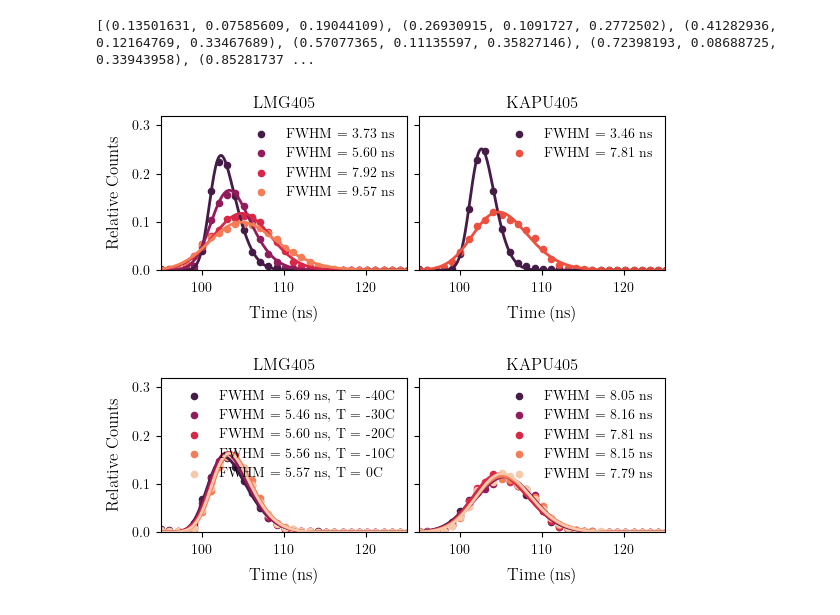
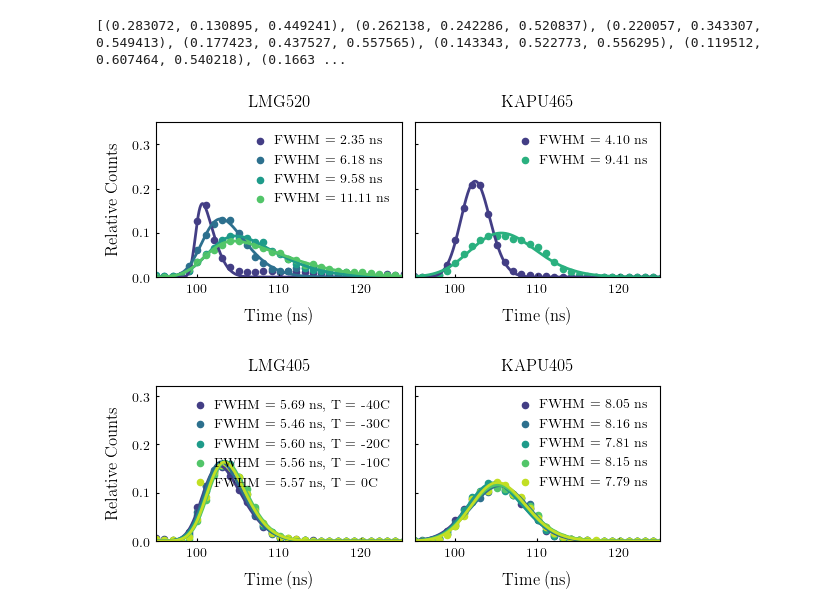
Before and after one commit to LeonhardEidenschink/POCAM_FAT, a Jupyter notebook: make_plots/tdc_plots.ipynb, the cells around one changed output. Cells and saved outputs as stored; diff of their text form; code cells hidden in the pictures.

Commit message:
update plots

```diff
--- a/make_plots/tdc_plots.ipynb
+++ b/make_plots/tdc_plots.ipynb
@@ -11,13 +11,13 @@ import glob
 from scipy.optimize import curve_fit
 from scipy import special
 # %%
-sns.set_palette("rocket")
+sns.set_palette("viridis")
 # %%
 #select colors from sns palette
-colors = sns.color_palette("rocket", n_colors=10)
+colors = sns.color_palette("viridis", n_colors=10)
 print(colors)
 # %% [output]
-[(0.13501631, 0.07585609, 0.19044109), (0.26930915, 0.1091727, 0.2772502), (0.41282936, 0.12164769, 0.33467689), (0.57077365, 0.11135597, 0.35827146), (0.72398193, 0.08688725, 0.33943958), (0.85281737 ...
+[(0.283072, 0.130895, 0.449241), (0.262138, 0.242286, 0.520837), (0.220057, 0.343307, 0.549413), (0.177423, 0.437527, 0.557565), (0.143343, 0.522773, 0.556295), (0.119512, 0.607464, 0.540218), (0.1663 ...
 # %%
 temperatures = [-40,-30, -20,-10, 0]
 # %%
@@ -54,9 +54,9 @@ coarse_fine = ['1-10', '1-20', '1-40', '2-20']
 T = -20
 # %%
 fig, (ax1,ax2) = plt.subplots(1,2, figsize=plot_utils.set_size('text', fraction=1, subplots=(1,2)), sharey = True)
-device1 = "LMG405"
+device1 = "LMG520"
 for c_f, color in zip(coarse_fine, [colors[1], colors[3], colors[5], colors[7]]):
-    path = f'/Users/elenamanao/Documents/Pocam/FAT_data/output/{batch}/pocam_{pocam:03d}/hem_{hemisphere}/{device1}/tdc_{pw:.0f}_{T}C_{c_f}.json'
+    path = f'../output/{batch}/pocam_{pocam:03d}/hem_{hemisphere}/{device1}/tdc_{pw:.0f}_{T}C_{c_f}.json'
     with open(path, 'r') as f:
         data = json.load(f)
     fwhm = data['meas_data'][1]['value']
@@ -74,46 +74,46 @@ for c_f, color in zip(coarse_fine, [colors[1], colors[3], colors[5], colors[7]])
     ax1.plot(x_fit, skewed_gaussian(x_fit, *fit), color= color)
     # plt.plot(x_fit-offset_fit, data['meas_data'][0]['fit_y_values'])
 
 ax1.set_xlabel('Time (ns)')
 ax1.set_ylabel('Relative Counts')
 ax1.set_xlim(95,125)
-ax1.set_ylim(0,0.32)
+ax1.set_ylim(0,0.35)
 ax1.legend()
-ax1.set_title(f'{device1}', size = 12)
-device2 = "KAPU405"
+ax1.set_title(f'{device1}', size = 12, y = 1.2)
+device2 = "KAPU465"
 for mode, color in zip(['fast','default'], [colors[1], colors[6]]):
-    path = f'/Users/elenamanao/Documents/Pocam/FAT_data/output/{batch}/pocam_{pocam:03d}/hem_{hemisphere}/{device2}/tdc_{pw:.0f}_{T}C_{mode}.json'
+    path = f'../output/{batch}/pocam_{pocam:03d}/hem_{hemisphere}/{device2}/tdc_{pw:.0f}_{T}C_{mode}.json'
     with open(path, 'r') as f:
         data = json.load(f)
     fwhm = data['meas_data'][1]['value']
     x_values = np.linspace(data['meas_data'][0]['x_min'], data['meas_data'][0]['x_max'], data['meas_data'][0]['n_bins'])
     x_fit = np.linspace(data['meas_data'][0]['fit_x_min'], data['meas_data'][0]['fit_x_max'], data['meas_data'][0]['fit_n_bins'])
     #fit a skewed gaussian to the data in the x-fit range
     counts = data['meas_data'][0]['y_values']
     mask = np.array(counts) > 0.03
     offset_data = x_values[mask][0] -100
     x_values_corrected = x_values - offset_data
     fit, cov = curve_fit(skewed_gaussian, x_values_corrected, data['meas_data'][0]['y_values'], p0=[np.mean(x_values_corrected), np.std(x_values_corrected), max(data['meas_data'][0]['y_values']), 0])
     #plot fit and data
     ax2.scatter(x_values-offset_data, data['meas_data'][0]['y_values'],s= 20,color = color, label = f'FWHM = {fwhm:.2f} ns')
     # ax.step(x_values-offset_data, data['meas_data'][0]['y_values'], where ='mid',label = f'{c_f}')
     ax2.plot(x_fit, skewed_gaussian(x_fit, *fit), color = color)
 
 ax2.set_xlabel('Time (ns)')
 ax2.set_xlim(95,125)
 ax2.legend()
-ax2.set_title(f'{device2}', size = 12)
+ax2.set_title(f'{device2}', size = 12, y = 1.2)
 plt.subplots_adjust(wspace=0.05)
 plt.savefig(f'plots/png/{device1}_{device2}_pocam_{pocam}_hem_{hemisphere}_tdc_{pw:.0f}_{T}C_skewed_gaussian_fit.png', dpi=300)
 # %% [output]
-[figure, old version]
+[figure, new version]
 # %%
 fig, (ax1,ax2) = plt.subplots(1,2, figsize=plot_utils.set_size('text', fraction=1, subplots=(1,2)), sharey = True)
 device1 = "LMG405"
 c_f = '1-20'
 temperatures = [-40,-30, -20,-10, 0]
 for T, color in zip(temperatures, [colors[1], colors[3], colors[5], colors[7], colors[9]]):
-    path = f'/Users/elenamanao/Documents/Pocam/FAT_data/output/{batch}/pocam_{pocam:03d}/hem_{hemisphere}/{device1}/tdc_{pw:.0f}_{T}C_{c_f}.json'
+    path = f'../output/{batch}/pocam_{pocam:03d}/hem_{hemisphere}/{device1}/tdc_{pw:.0f}_{T}C_{c_f}.json'
     with open(path, 'r') as f:
         data = json.load(f)
     fwhm = data['meas_data'][1]['value']
@@ -136,11 +136,12 @@ ax1.set_ylabel('Relative Counts')
 ax1.set_xlim(95,125)
 ax1.set_ylim(0,0.32)
 ax1.legend()
-ax1.set_title(f'{device1}', size = 12)
+ax1.set_title(f'{device1}', size = 12, y = 1.2)
+
 device2 = "KAPU405"
 mode = 'default'
 for T, color in zip(temperatures, [colors[1], colors[3], colors[5], colors[7], colors[9]]):
-    path = f'/Users/elenamanao/Documents/Pocam/FAT_data/output/{batch}/pocam_{pocam:03d}/hem_{hemisphere}/{device2}/tdc_{pw:.0f}_{T}C_{mode}.json'
+    path = f'../output/{batch}/pocam_{pocam:03d}/hem_{hemisphere}/{device2}/tdc_{pw:.0f}_{T}C_{mode}.json'
     with open(path, 'r') as f:
         data = json.load(f)
     fwhm = data['meas_data'][1]['value']
@@ -160,8 +161,8 @@ for T, color in zip(temperatures, [colors[1], colors[3], colors[5], colors[7], c
 ax2.set_xlabel('Time (ns)')
 ax2.set_xlim(95,125)
 ax2.legend()
-ax2.set_title(f'{device2}', size = 12)
+ax2.set_title(f'{device2}', size = 12, y = 1.2)
 plt.subplots_adjust(wspace=0.05)
 plt.savefig(f'plots/png/{device1}_{device2}_pocam_{pocam}_hem_{hemisphere}_tdc_{pw:.0f}_check_Temperatures_skewed_gaussian_fit.png', dpi=300)
 # %% [output]
-[figure, old version]
+[figure, new version]
```
Also changed, not shown: parts of 3 cells of this notebook, 1 other file.
